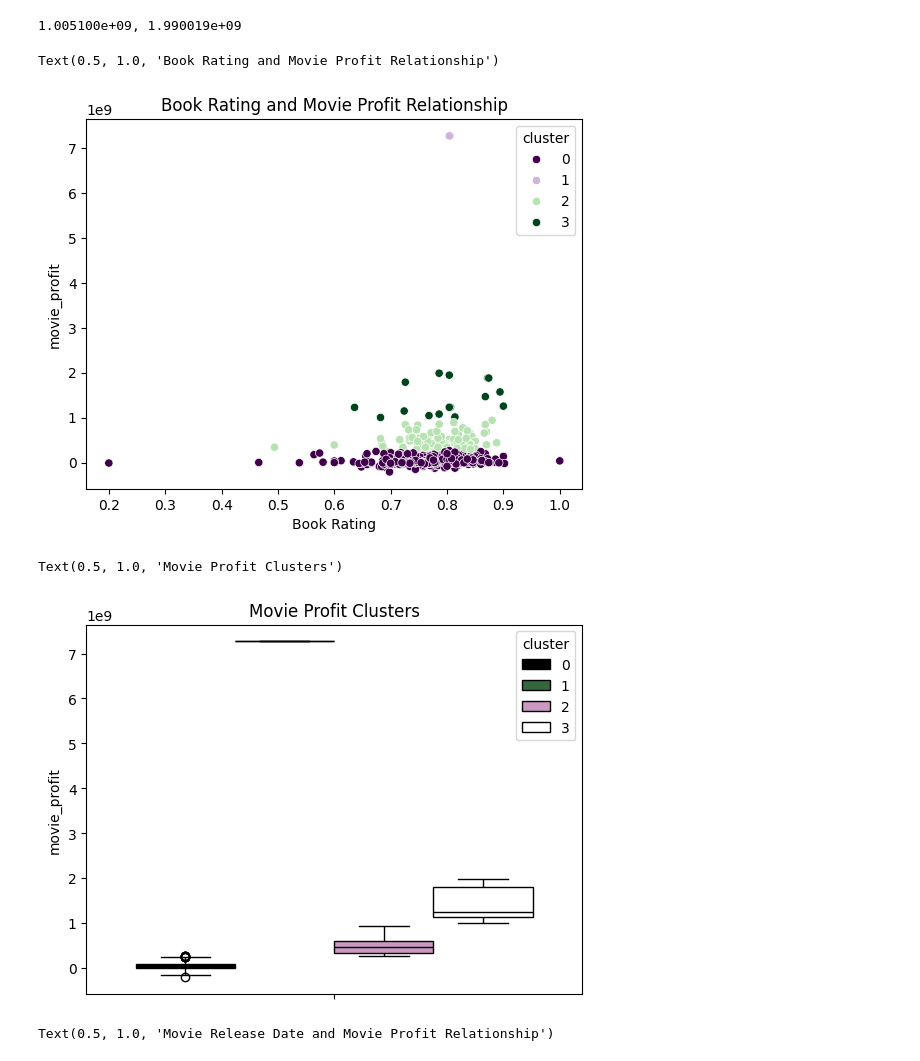
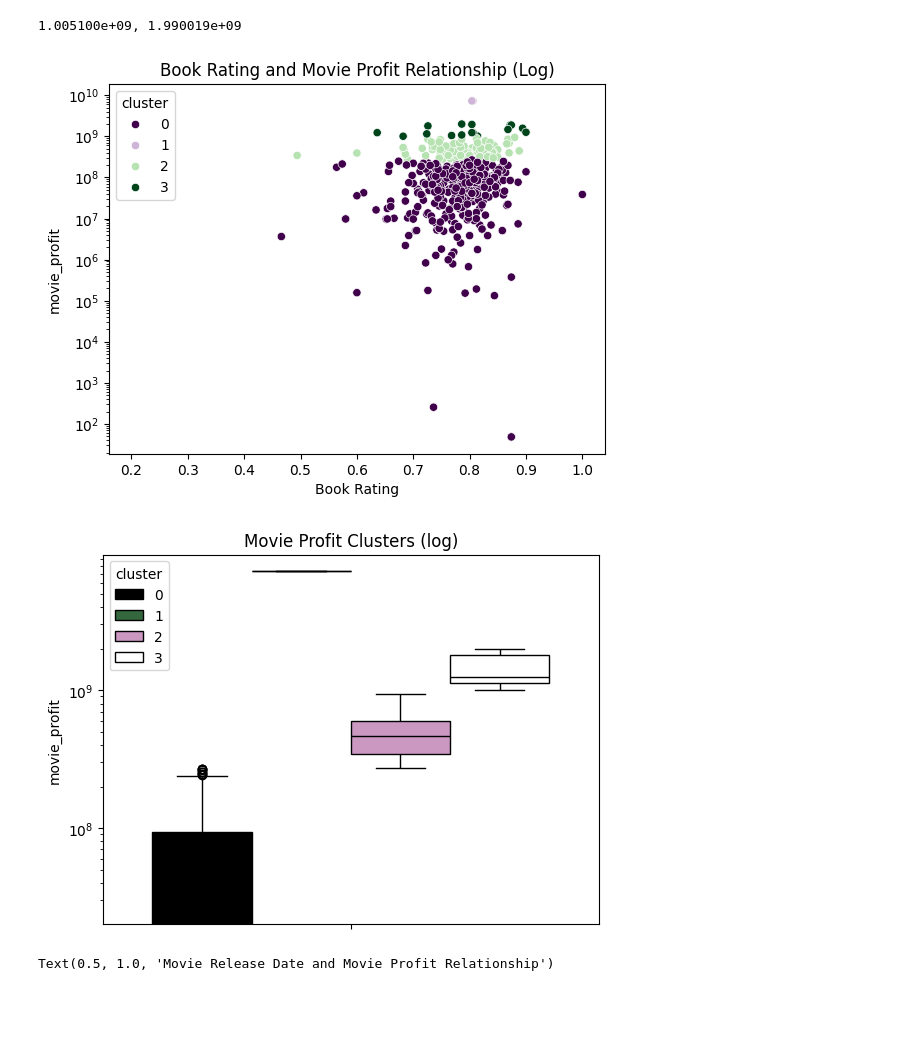
Before and after one commit to emilybae2025/Book-to-Film-Success-Prediction-Model, a Jupyter notebook: modeling.ipynb, the cells around one changed output. Drawn from its saved outputs; the diff is of its cells as text; code cells hidden in the pictures; blank space fills up the shorter version.

```diff
--- a/modeling.ipynb
+++ b/modeling.ipynb
@@ -79,21 +79,21 @@ sns.scatterplot(
     hue = "cluster",
     palette = "PRGn"
 )
-plt.title("Book Rating and Movie Profit Relationship")
+plt.title("Book Rating and Movie Profit Relationship (Log)")
+plt.yscale("log")
 # %% [output]
-Text(0.5, 1.0, 'Book Rating and Movie Profit Relationship')
-[figure, old version]
+[figure, new version]
 # %%
 sns.boxplot(
     data = df,
     y = "movie_profit",
     hue = df["cluster"],
     palette = "cubehelix"
 )
-plt.title("Movie Profit Clusters")
+plt.title("Movie Profit Clusters (log)")
+plt.yscale("log")
 # %% [output]
-Text(0.5, 1.0, 'Movie Profit Clusters')
-[figure, old version]
+[figure, new version]
 # %%
 sns.scatterplot(
     data = df,
```
